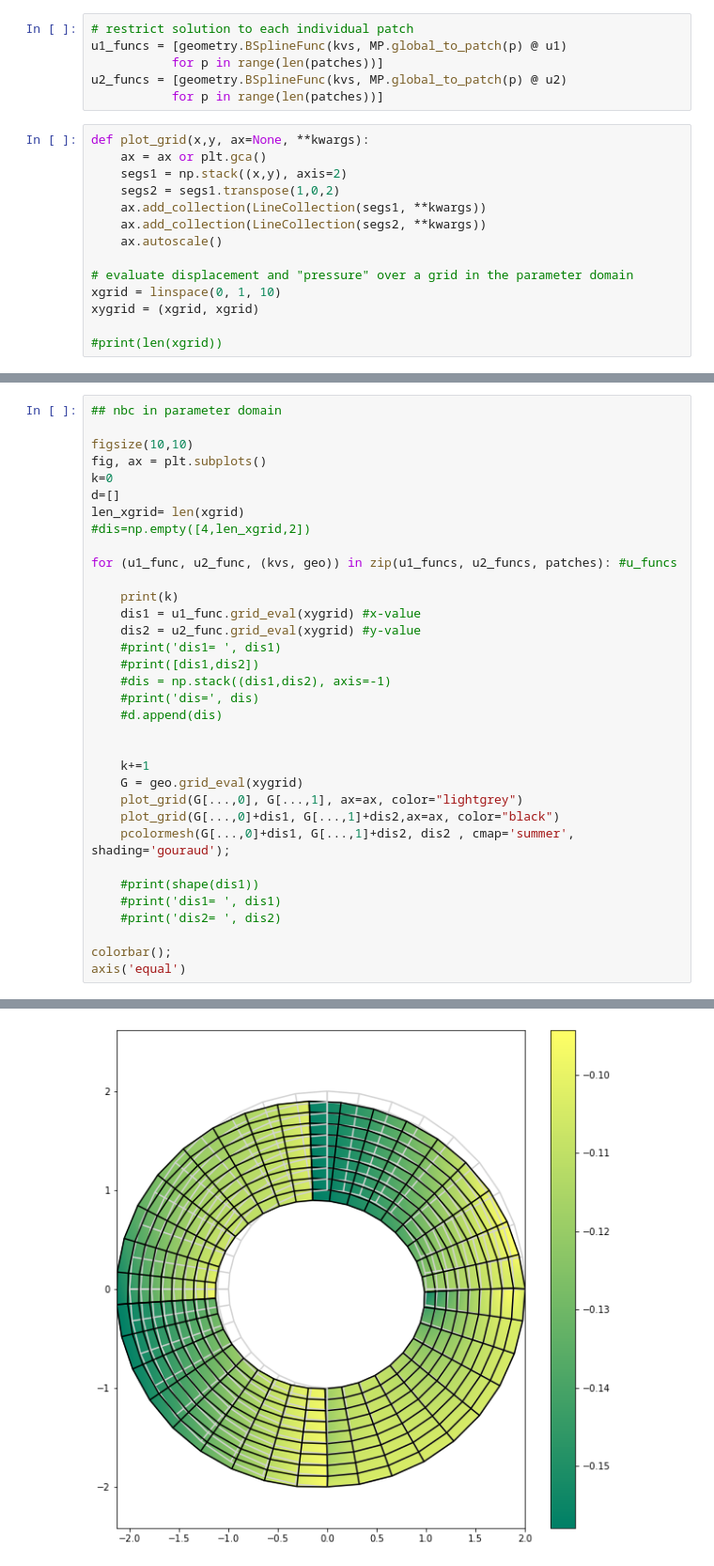
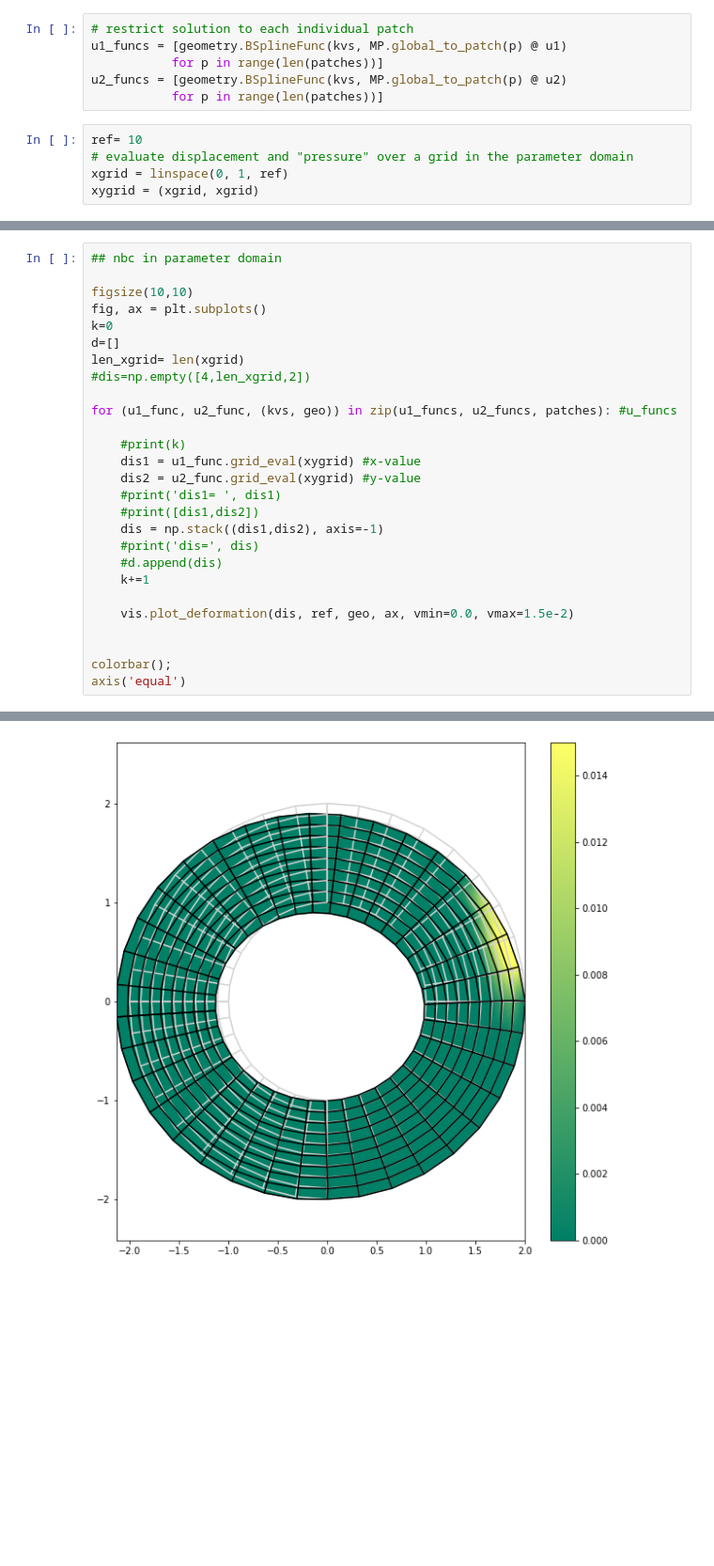
Before and after one commit to mh-0456/pyiga, a Jupyter notebook: notebooks/multipatch-annulus.ipynb, the cells around one changed output, grey strips where cells are left out. Shown at 94% size. Drawn from its saved outputs; the diff is of its cells as text; blank space fills up the shorter version.

```diff
--- a/notebooks/multipatch-annulus.ipynb
+++ b/notebooks/multipatch-annulus.ipynb
@@ -212,16 +192,7 @@ u1_funcs = [geometry.BSplineFunc(kvs, MP.global_to_patch(p) @ u1)
 u2_funcs = [geometry.BSplineFunc(kvs, MP.global_to_patch(p) @ u2)
            for p in range(len(patches))]
 # %%
-def plot_grid(x,y, ax=None, **kwargs):
-    ax = ax or plt.gca()
-    segs1 = np.stack((x,y), axis=2)
-    segs2 = segs1.transpose(1,0,2)
-    ax.add_collection(LineCollection(segs1, **kwargs))
-    ax.add_collection(LineCollection(segs2, **kwargs))
-    ax.autoscale()
-
+ref= 10
 # evaluate displacement and "pressure" over a grid in the parameter domain
-xgrid = linspace(0, 1, 10)
+xgrid = linspace(0, 1, ref)
 xygrid = (xgrid, xgrid)
-
-#print(len(xgrid))
@@ -245,25 +208,18 @@ len_xgrid= len(xgrid)
 
 for (u1_func, u2_func, (kvs, geo)) in zip(u1_funcs, u2_funcs, patches): #u_funcs
 
-    print(k)
+    #print(k)
     dis1 = u1_func.grid_eval(xygrid) #x-value
     dis2 = u2_func.grid_eval(xygrid) #y-value
     #print('dis1= ', dis1)
     #print([dis1,dis2])
-    #dis = np.stack((dis1,dis2), axis=-1)
+    dis = np.stack((dis1,dis2), axis=-1)
     #print('dis=', dis)
     #d.append(dis)
+    k+=1
 
+    vis.plot_deformation(dis, ref, geo, ax, vmin=0.0, vmax=1.5e-2)
 
-    k+=1
-    G = geo.grid_eval(xygrid)
-    plot_grid(G[...,0], G[...,1], ax=ax, color="lightgrey")
-    plot_grid(G[...,0]+dis1, G[...,1]+dis2,ax=ax, color="black")
-    pcolormesh(G[...,0]+dis1, G[...,1]+dis2, dis2 , cmap='summer', shading='gouraud');
-
-    #print(shape(dis1))
-    #print('dis1= ', dis1)
-    #print('dis2= ', dis2)
 
 colorbar();
 axis('equal')
@@ -276 +228 @@ axis('equal')
-[figure, old version]
+[figure, new version]
```
Also changed, not shown: parts of 6 cells of this notebook, 4 other files.
